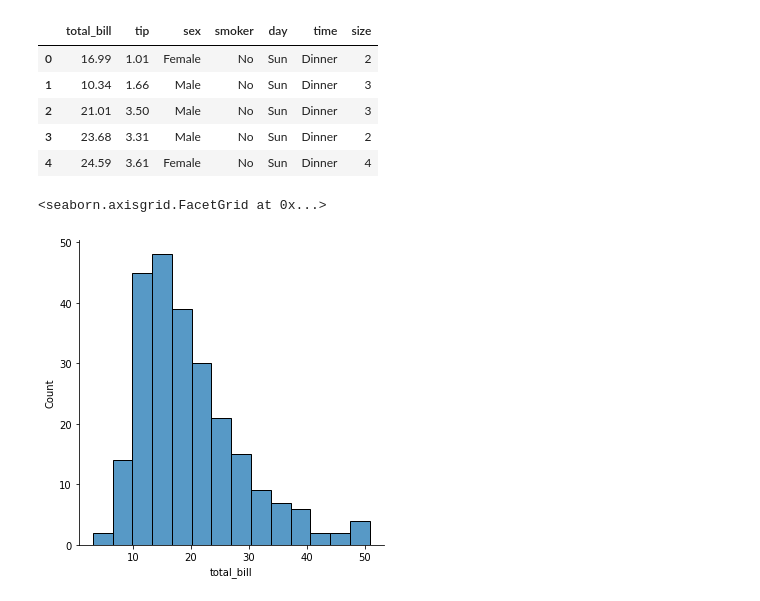
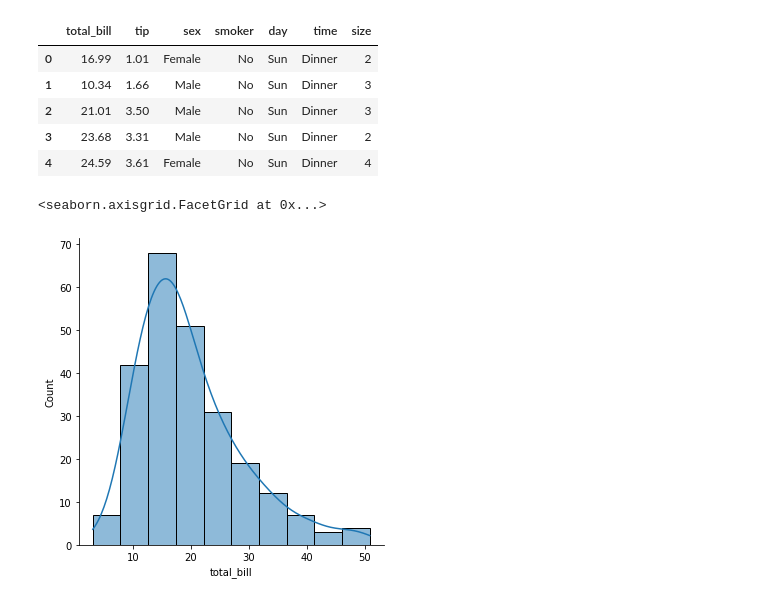
Before and after one commit to itsregalo/DS-ML, a Jupyter notebook: Seaborn/distribution_plots.ipynb, the cells around one changed output. Saved outputs shown, nothing was run; the diff lists cells and outputs as text; code cells hidden in the pictures.

```diff
--- a/Seaborn/distribution_plots.ipynb
+++ b/Seaborn/distribution_plots.ipynb
@@ -16,7 +16,7 @@ tips.head()
 | 3 | 23.68 | 3.31 | Male | No | Sun | Dinner | 2 |
 | 4 | 24.59 | 3.61 | Female | No | Sun | Dinner | 4 |
 # %%
-sb.displot(tips['total_bill'])
+sb.displot(tips['total_bill'], kde=True, bins=10)
 # %% [output]
 <seaborn.axisgrid.FacetGrid at 0x...>
-[figure, old version]
+[figure, new version]
```
Also changed, not shown: parts of 1 cell of this notebook.
